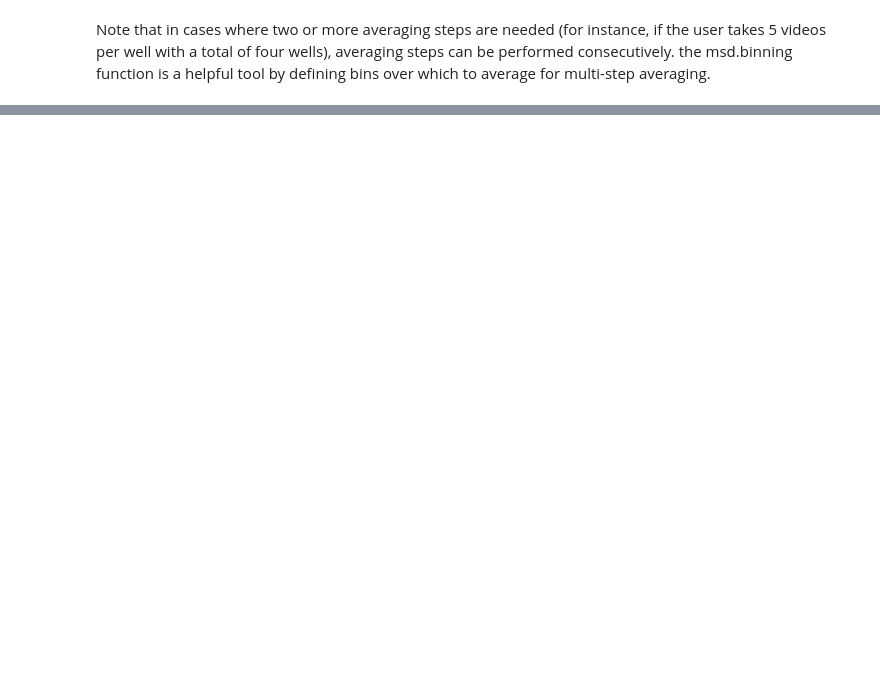
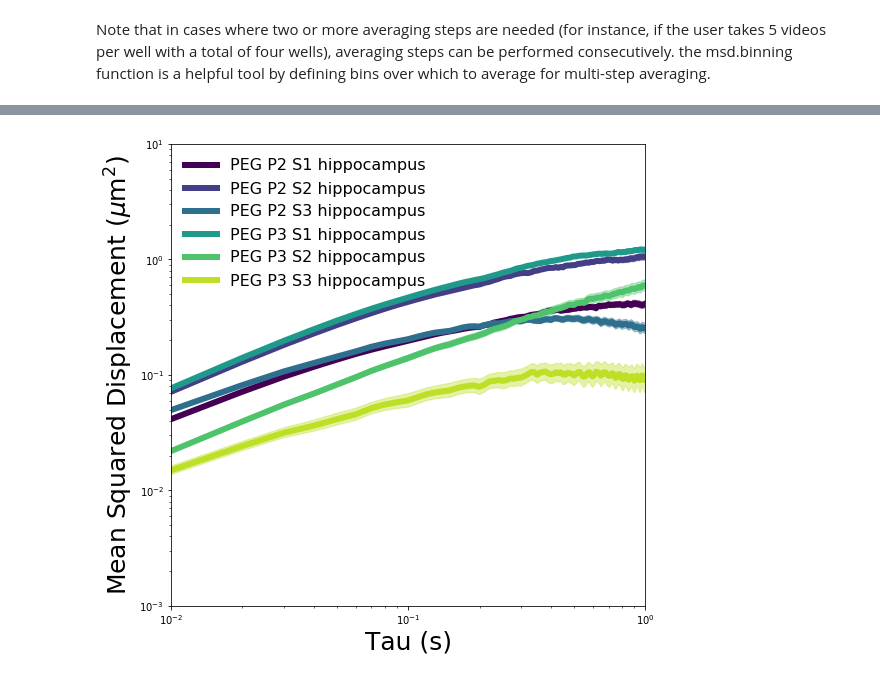
Before and after one commit to Nance-Lab/diff_classifier, a Jupyter notebook: notebooks/development/09_15_18_averaging_Chad_regional.ipynb, the cells around one changed output, grey strips where cells are left out. Cells and saved outputs as stored; diff of their text form; code cells hidden in the pictures; blank space fills up the shorter version.

```diff
--- a/notebooks/development/09_15_18_averaging_Chad_regional.ipynb
+++ b/notebooks/development/09_15_18_averaging_Chad_regional.ipynb
@@ -174,0 +121,4 @@ msd.plot_all_experiments(well_names, yrange=(10**-4, 10**1), bucket=bucket, fold
+# %%
+msd.plot_all_experiments(well_names[1::3], yrange=(10**-3, 10**1), bucket=bucket, folder=folder, labels=labels[1::3])
+# %% [output]
+[figure, added]
```
Also changed, not shown: parts of 14 cells of this notebook, 13 other files.
